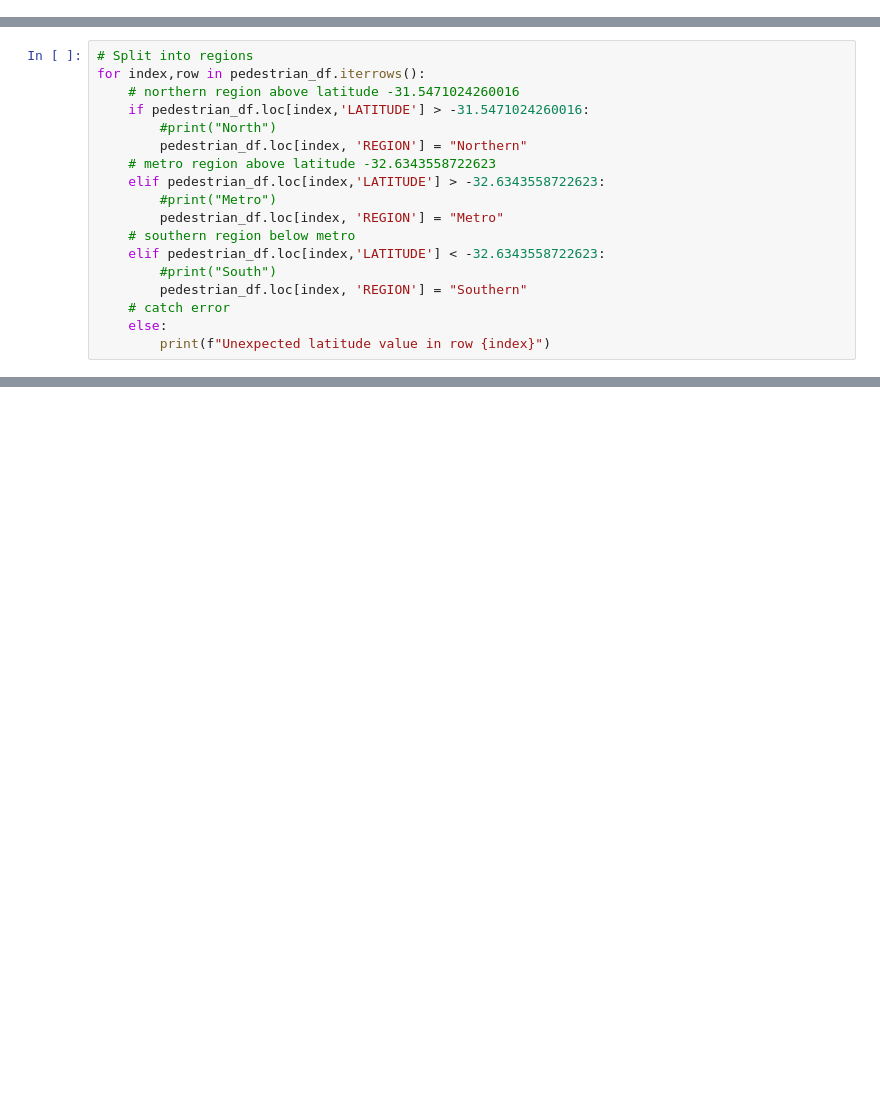
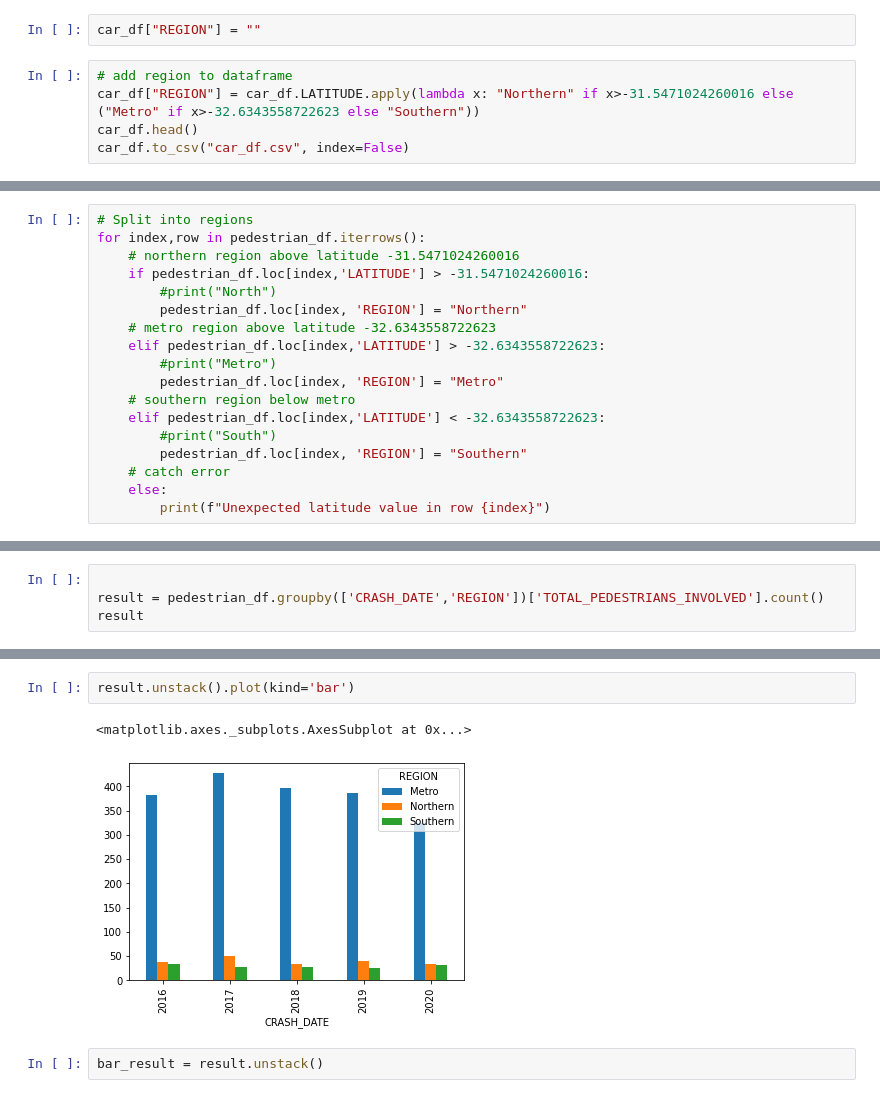
Before and after one commit to CMac-code/Project_Shark, a Jupyter notebook: car.ipynb, the cells around one changed output, grey strips where cells are left out. Saved outputs shown, nothing was run; the diff lists cells and outputs as text; blank space fills up the shorter version.

```diff
--- a/car.ipynb
+++ b/car.ipynb
@@ -70,6 +68,13 @@ car_df
 | 136674 | 10246924 | 115.791280 | -32.074725 | 2020 | 1755.0 | Intersection | PDO Major | Right Turn Thru | ... |
 | 136675 | 10246930 | 115.755694 | -32.375028 | 2020 | 1605.0 | Intersection | PDO Major | Right Angle | ... |
 136676 rows × 15 columns
+# %%
+car_df["REGION"] = ""
+# %%
+# add region to dataframe
+car_df["REGION"] = car_df.LATITUDE.apply(lambda x: "Northern" if x>-31.5471024260016 else ("Metro" if x>-32.6343558722623 else "Southern"))
+car_df.head()
+car_df.to_csv("car_df.csv", index=False)
 # %%
 # filtered for pedestrians
 pedestrian_df = car_df[car_df["TOTAL_PEDESTRIANS_INVOLVED"]>0]
@@ -128,3 +133,7 @@ pedestrian_df.head()
 | 227 | 10233140 | 115.772579 | -31.734973 | 2020 | 100.0 | Midblock | Fatal | Hit Pedestrian | ... |
 | 432 | 10226903 | 115.961555 | -31.861525 | 2020 | 856.0 | Midblock | Fatal | Hit Pedestrian | ... |
 | 464 | 10227223 | 116.007399 | -32.075582 | 2020 | 630.0 | Midblock | PDO Minor | Hit Pedestrian | ... |
+# %%
+
+result = pedestrian_df.groupby(['CRASH_DATE','REGION'])['TOTAL_PEDESTRIANS_INVOLVED'].count()
+result
@@ -130,0 +158,7 @@ pedestrian_df.head()
+# %%
+result.unstack().plot(kind='bar')
+# %% [output]
+<matplotlib.axes._subplots.AxesSubplot at 0x...>
+[figure, added]
+# %%
+bar_result = result.unstack()
```
Also changed, not shown: parts of 6 cells of this notebook, 3 other files.
